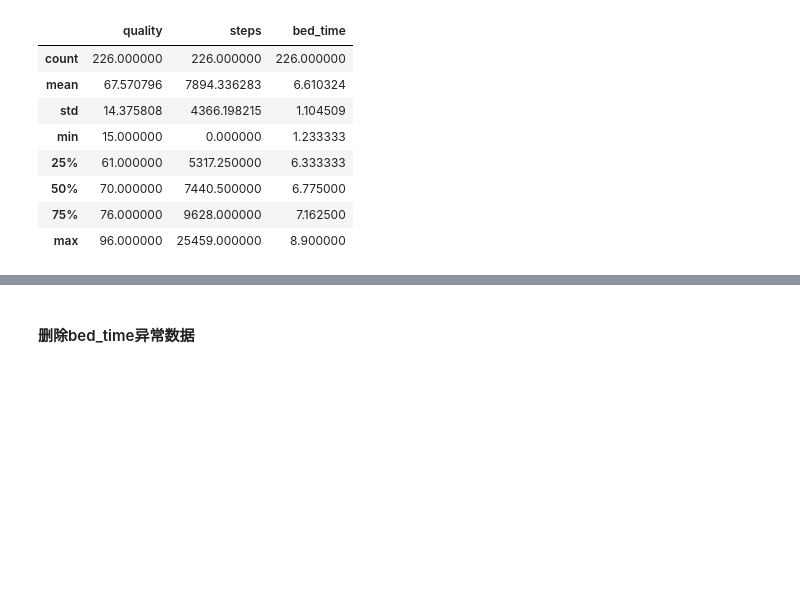
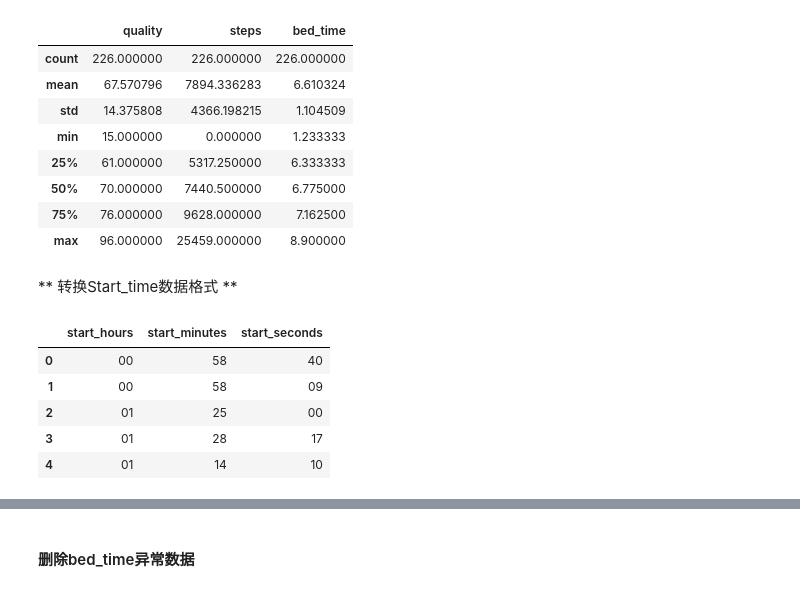
Before and after one commit to nannagentleman/learn-python, a Jupyter notebook: Sleep Data.ipynb, the cells around one changed output, grey strips where cells are left out. Cells and saved outputs as stored; diff of their text form; code cells hidden in the pictures; blank space fills up the shorter version.

```diff
--- a/Sleep Data.ipynb
+++ b/Sleep Data.ipynb
@@ -142,3 +143,15 @@ df.describe()
 | 50% | 70.000000 | 7440.500000 | 6.775000 |
 | 75% | 76.000000 | 9628.000000 | 7.162500 |
 | max | 96.000000 | 25459.000000 | 8.900000 |
+# %% [markdown]
+** 转换Start_time数据格式 **
+# %%
+start_time = pd.DataFrame((x.split(':') for x in df['start_time']), columns=['start_hours','start_minutes','start_seconds'])
+start_time.head()
+# %% [output]
+|  | start_hours | start_minutes | start_seconds |
+| 0 | 00 | 58 | 40 |
+| 1 | 00 | 58 | 09 |
+| 2 | 01 | 25 | 00 |
+| 3 | 01 | 28 | 17 |
+| 4 | 01 | 14 | 10 |
```
Also changed, not shown: parts of 30 cells of this notebook.
